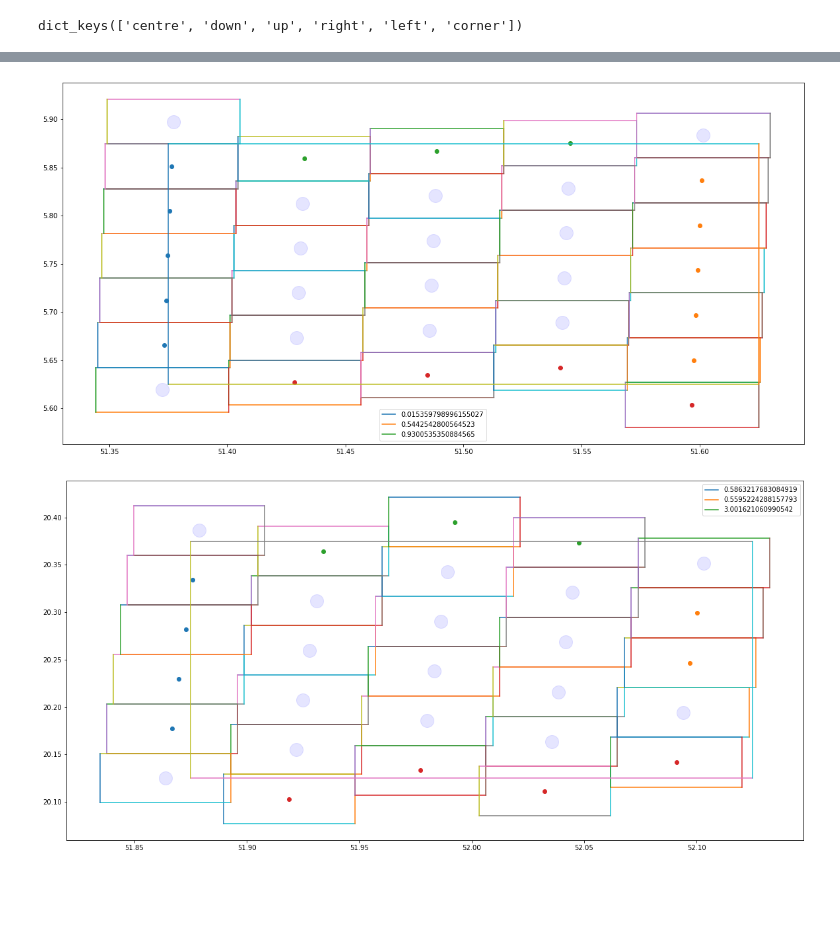
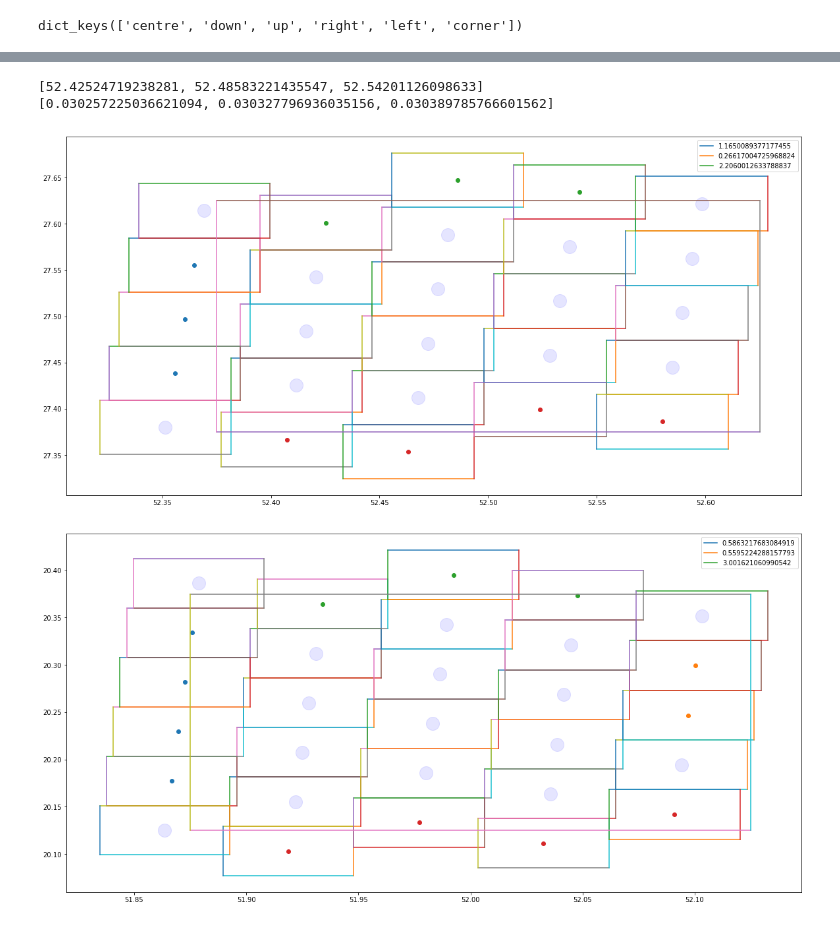
Before and after one commit to hannasv/ms, a Jupyter notebook: notebooks/reading/PlottingJSONgrid.ipynb, the cells around one changed output, grey strips where cells are left out. Drawn from its saved outputs; the diff is of its cells as text; code cells hidden in the pictures; blank space fills up the shorter version.

```diff
--- a/notebooks/reading/PlottingJSONgrid.ipynb
+++ b/notebooks/reading/PlottingJSONgrid.ipynb
@@ -11,6 +10,7 @@ files = glob.glob(save_dir + '*ERA5*grid*changes_to_indexes_from*.json')
 # %%
 def get_dict_with_all_keys():
-    ex_fil = glob.glob(save_dir + '*ERA5*grid*changes_to_indexes_from*.json')
+    ex_fil = glob.glob(save_dir + '*ERA5*grid*right*.json')
+    print(ex_fil)
     merged_dict = {}
     for fil in ex_fil:
         with open(fil, 'r') as f:
@@ -69,6 +67,9 @@ plot(lat = '30.25', lon = '19.25')
 # %%
 lat = '30.25'
 lon = '19.25'
+
+lat = '52.5'
+lon = '27.5'
 
 ex1 = data_grid[lat][lon]
 c_lat = [lat_array[i] for i in ex1['corner']['index']]
@@ -160,19 +169,17 @@ def plot_cell(data_grid, lat = '30.25', lon = '19.25'):
 
     for key, item in ex1.items():
         if key != 'centre' and key != 'corner':
+
             index = item['index']
 
             lats     = [lat_array[idx] for idx in index]
-            #lats_sub = [lats[i] for i in index_sub]
+            d_lats   = [d_theta[idx] for idx in index]
+            d_lons   = [d_phi[idx] for idx in index]
+            lons     = [lon_array[idx] for idx in index]
+            if key == 'right':
+                print(lats)
+                print(d_lats)
 
-            d_lats    = [d_theta[idx] for idx in index]
-            #d_lat_sub = [d_lats[i] for i in index_sub]
-
-            d_lons     = [d_phi[idx] for idx in index]
-            #d_lons_sub = [d_lons[i] for i in index_sub]
-
-            lons     = [lon_array[idx] for idx in index]
-            #lons_sub = [lons[i] for i in index_sub]
 
             for i in range(len(d_lats)):
                 ax = add_small_box(ax, lats[i], lons[i], d_lats[i], d_lons[i])
@@ -203,9 +210,11 @@ def plot_cell(data_grid, lat = '30.25', lon = '19.25'):
     plt.plot(np.ones(100)*era5_lat[-1], era5_lon)
     plt.show()
 # %%
-plot_cell(data_grid, lat = '51.5', lon = '5.75')
+plot_cell(data_grid, lat = '52.5', lon = '27.5')
 # %% [output]
+[52.42524719238281, 52.48583221435547, 52.54201126098633]
+[0.030257225036621094, 0.030327796936035156, 0.030389785766601562]
-[figure, old version]
+[figure, new version]
 # %%
 plot_cell(data_grid, lat = '52.0', lon = '20.25')
 # %% [output]
```
Also changed, not shown: parts of 11 cells of this notebook, 3 other files.
